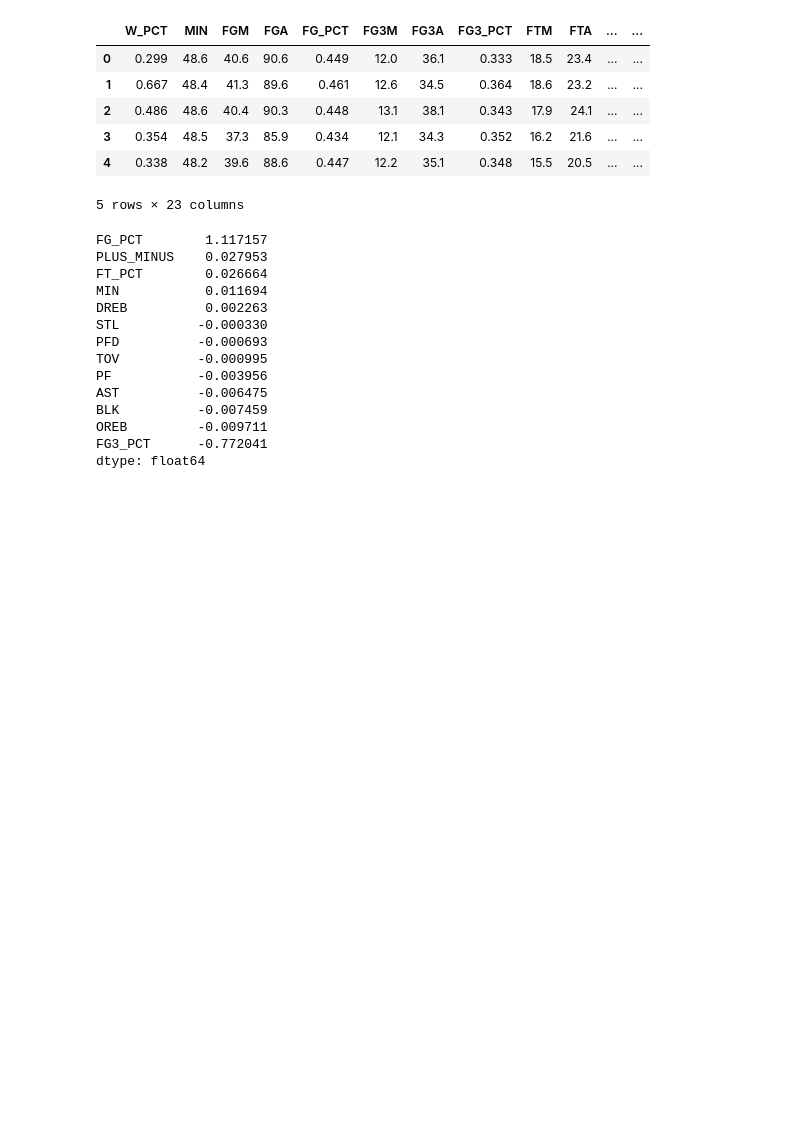
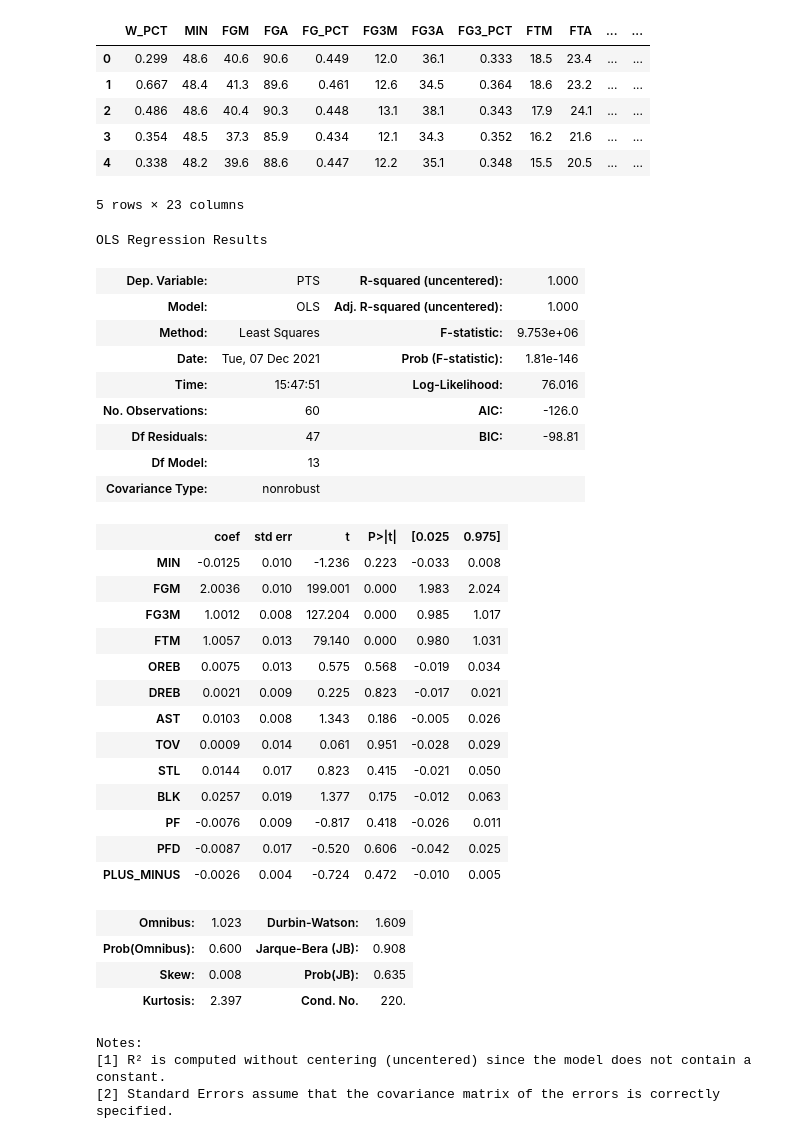
Before and after one commit to russellsprout/CMSE202_Proj, a Jupyter notebook: NBA_2.ipynb, the cells around one changed output. Drawn from its saved outputs; the diff is of its cells as text; code cells hidden in the pictures; blank space fills up the shorter version.

```diff
--- a/NBA_2.ipynb
+++ b/NBA_2.ipynb
@@ -385,28 +385,46 @@ NBA.head()
 | 4 | 0.338 | 48.2 | 39.6 | 88.6 | 0.447 | 12.2 | 35.1 | 0.348 | 15.5 | 20.5 | ... | ... |
 5 rows × 23 columns
 # %%
-Win_stats = NBA.drop(['W_PCT','PTS','FTM','FGA','FG3M','FG3A','BLKA','REB','FGM','FTA'], axis = 1)
-W_PCT = NBA['W_PCT']
+Win_stats = NBA.drop(['W_PCT','PTS','FG_PCT','FGA','FG3_PCT','FG3A','BLKA','REB','FT_PCT','FTA'], axis = 1)
+W_PCT = NBA['PTS']
 
 
 ols = sm.OLS(W_PCT, Win_stats)
 results = ols.fit()
-results.params.sort_values(ascending = False)
+#results.params.sort_values(ascending = False)
+results.summary()
 # %% [output]
-FG_PCT        1.117157
-PLUS_MINUS    0.027953
-FT_PCT        0.026664
-MIN           0.011694
-DREB          0.002263
-STL          -0.000330
-PFD          -0.000693
-TOV          -0.000995
-PF           -0.003956
-AST          -0.006475
-BLK          -0.007459
-OREB         -0.009711
-FG3_PCT      -0.772041
-dtype: float64
+OLS Regression Results
+| Dep. Variable: | PTS | R-squared (uncentered): | 1.000 |
+| Model: | OLS | Adj. R-squared (uncentered): | 1.000 |
+| Method: | Least Squares | F-statistic: | 9.753e+06 |
+| Date: | Tue, 07 Dec 2021 | Prob (F-statistic): | 1.81e-146 |
+| Time: | 15:47:51 | Log-Likelihood: | 76.016 |
+| No. Observations: | 60 | AIC: | -126.0 |
+| Df Residuals: | 47 | BIC: | -98.81 |
+| Df Model: | 13 |  |  |
+| Covariance Type: | nonrobust |  |  |
+|  | coef | std err | t | P>|t| | [0.025 | 0.975] |
+| MIN | -0.0125 | 0.010 | -1.236 | 0.223 | -0.033 | 0.008 |
+| FGM | 2.0036 | 0.010 | 199.001 | 0.000 | 1.983 | 2.024 |
+| FG3M | 1.0012 | 0.008 | 127.204 | 0.000 | 0.985 | 1.017 |
+| FTM | 1.0057 | 0.013 | 79.140 | 0.000 | 0.980 | 1.031 |
+| OREB | 0.0075 | 0.013 | 0.575 | 0.568 | -0.019 | 0.034 |
+| DREB | 0.0021 | 0.009 | 0.225 | 0.823 | -0.017 | 0.021 |
+| AST | 0.0103 | 0.008 | 1.343 | 0.186 | -0.005 | 0.026 |
+| TOV | 0.0009 | 0.014 | 0.061 | 0.951 | -0.028 | 0.029 |
+| STL | 0.0144 | 0.017 | 0.823 | 0.415 | -0.021 | 0.050 |
+| BLK | 0.0257 | 0.019 | 1.377 | 0.175 | -0.012 | 0.063 |
+| PF | -0.0076 | 0.009 | -0.817 | 0.418 | -0.026 | 0.011 |
+| PFD | -0.0087 | 0.017 | -0.520 | 0.606 | -0.042 | 0.025 |
+| PLUS_MINUS | -0.0026 | 0.004 | -0.724 | 0.472 | -0.010 | 0.005 |
+| Omnibus: | 1.023 | Durbin-Watson: | 1.609 |
+| Prob(Omnibus): | 0.600 | Jarque-Bera (JB): | 0.908 |
+| Skew: | 0.008 | Prob(JB): | 0.635 |
+| Kurtosis: | 2.397 | Cond. No. | 220. |
+Notes:
+[1] R² is computed without centering (uncentered) since the model does not contain a constant.
+[2] Standard Errors assume that the covariance matrix of the errors is correctly specified.
 # %%
 #W_PCT
 # %%
```
Also changed, not shown: parts of 13 cells of this notebook.
